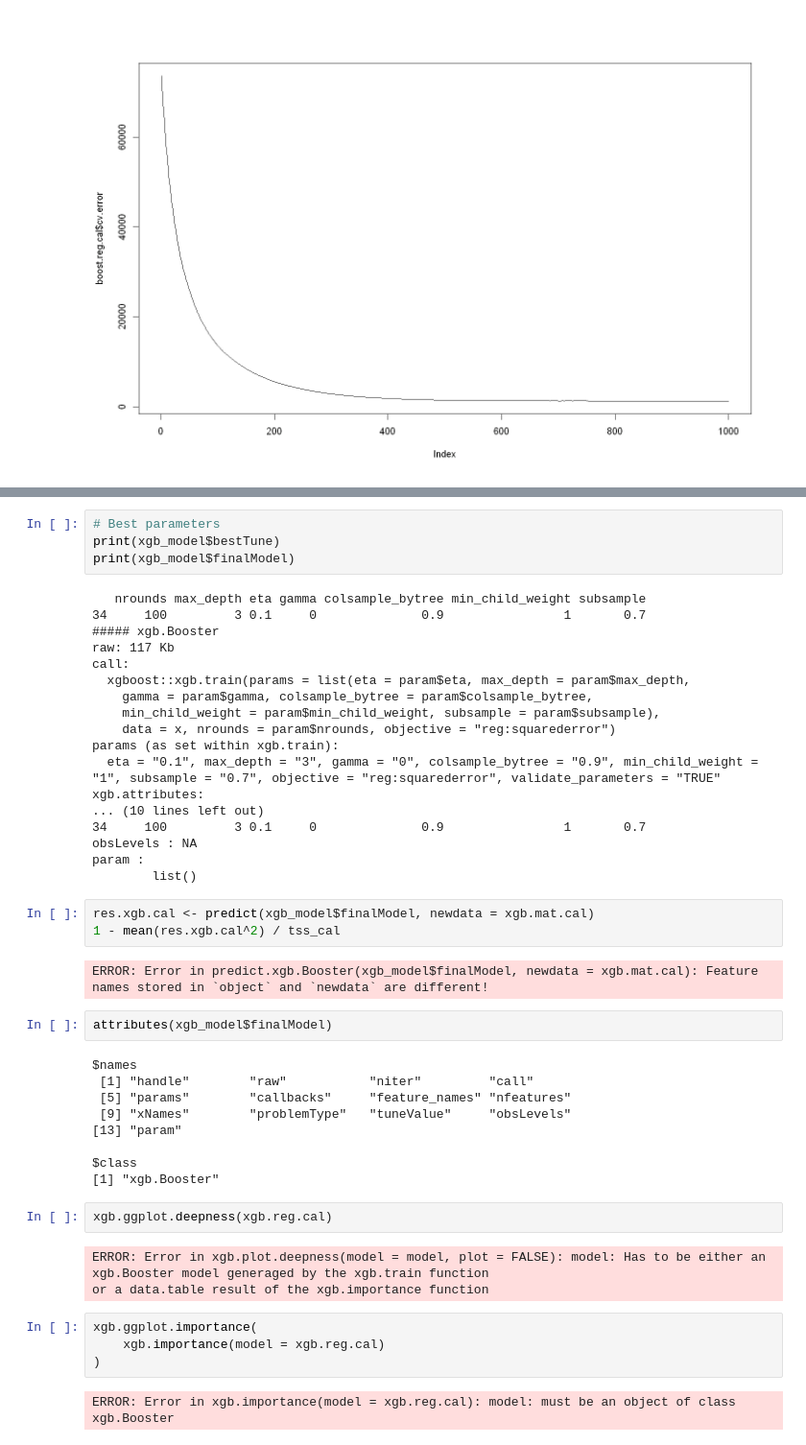
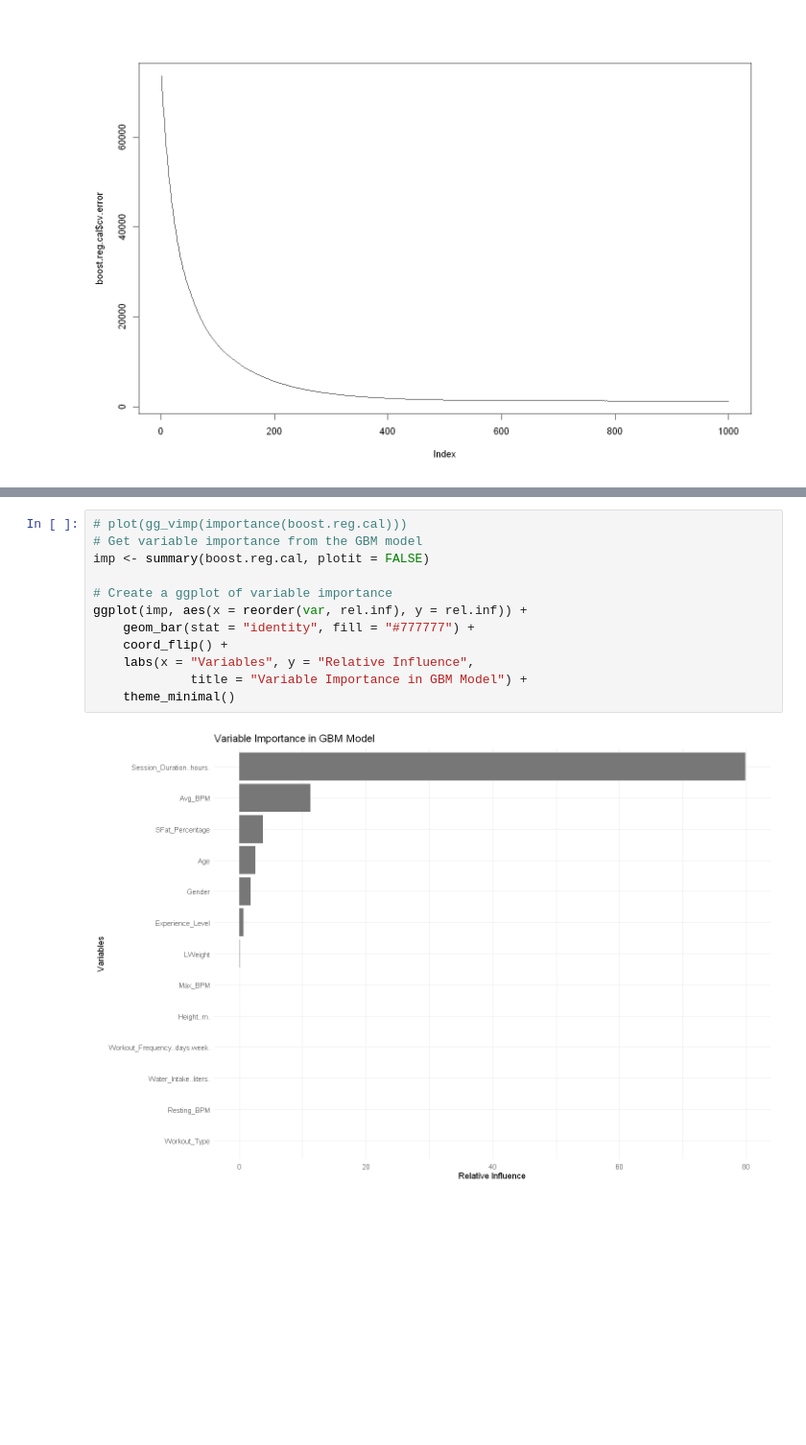
Before and after one commit to Dorianhgn/ProjetML4A, a Jupyter notebook: Calories_Burned/Dorian/R.ipynb, the cells around one changed output, grey strips where cells are left out. Shown at 96% size. Cells and saved outputs as stored; diff of their text form; blank space fills up the shorter version.

Commit message:
Suppression xgboost, focus sur gbm car plus interprétable

```diff
--- a/Calories_Burned/Dorian/R.ipynb
+++ b/Calories_Burned/Dorian/R.ipynb
@@ -847,49 +734,14 @@ xgb_model <- train(
-# %%
-# Best parameters
-print(xgb_model$bestTune)
-print(xgb_model$finalModel)
-# %% [output]
-   nrounds max_depth eta gamma colsample_bytree min_child_weight subsample
-34     100         3 0.1     0              0.9                1       0.7
-##### xgb.Booster
-raw: 117 Kb
-call:
-  xgboost::xgb.train(params = list(eta = param$eta, max_depth = param$max_depth,
-    gamma = param$gamma, colsample_bytree = param$colsample_bytree,
-    min_child_weight = param$min_child_weight, subsample = param$subsample),
-    data = x, nrounds = param$nrounds, objective = "reg:squarederror")
-params (as set within xgb.train):
-  eta = "0.1", max_depth = "3", gamma = "0", colsample_bytree = "0.9", min_child_weight = "1", subsample = "0.7", objective = "reg:squarederror", validate_parameters = "TRUE"
-xgb.attributes:
-... (10 lines left out)
-34     100         3 0.1     0              0.9                1       0.7
-obsLevels : NA
-param :
-        list()
-# %%
-res.xgb.cal <- predict(xgb_model$finalModel, newdata = xgb.mat.cal)
-1 - mean(res.xgb.cal^2) / tss_cal
-# %% [output]
-ERROR: Error in predict.xgb.Booster(xgb_model$finalModel, newdata = xgb.mat.cal): Feature names stored in `object` and `newdata` are different!
-# %%
-attributes(xgb_model$finalModel)
-# %% [output]
-$names
- [1] "handle"        "raw"           "niter"         "call"
- [5] "params"        "callbacks"     "feature_names" "nfeatures"
- [9] "xNames"        "problemType"   "tuneValue"     "obsLevels"
-[13] "param"
-
-$class
-[1] "xgb.Booster"
-# %%
-xgb.ggplot.deepness(xgb.reg.cal)
-# %% [output]
-ERROR: Error in xgb.plot.deepness(model = model, plot = FALSE): model: Has to be either an xgb.Booster model generaged by the xgb.train function
-or a data.table result of the xgb.importance function
-# %%
-xgb.ggplot.importance(
-    xgb.importance(model = xgb.reg.cal)
-)
-# %% [output]
-ERROR: Error in xgb.importance(model = xgb.reg.cal): model: must be an object of class xgb.Booster
+# %%
+# plot(gg_vimp(importance(boost.reg.cal)))
+# Get variable importance from the GBM model
+imp <- summary(boost.reg.cal, plotit = FALSE)
+
+# Create a ggplot of variable importance
+ggplot(imp, aes(x = reorder(var, rel.inf), y = rel.inf)) +
+    geom_bar(stat = "identity", fill = "#777777") +
+    coord_flip() +
+    labs(x = "Variables", y = "Relative Influence",
+             title = "Variable Importance in GBM Model") +
+    theme_minimal()
+# %% [output]
+[figure, added]
```
Also changed, not shown: parts of 20 cells of this notebook.
